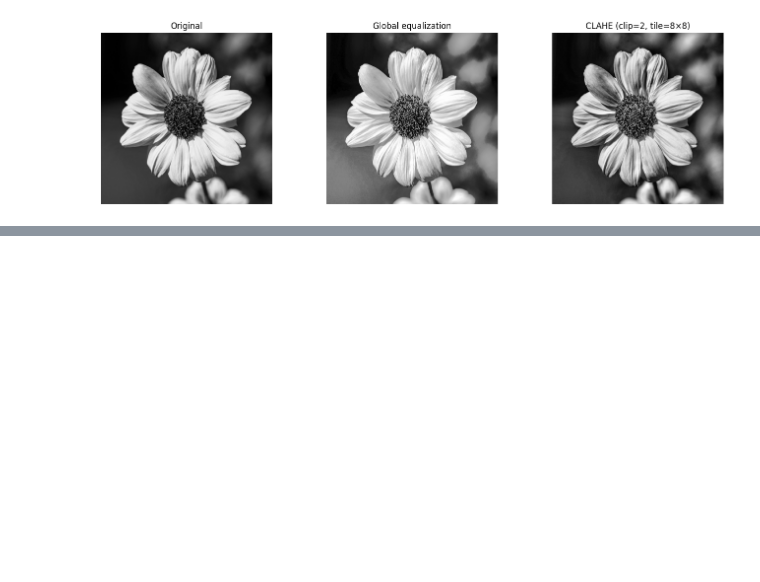
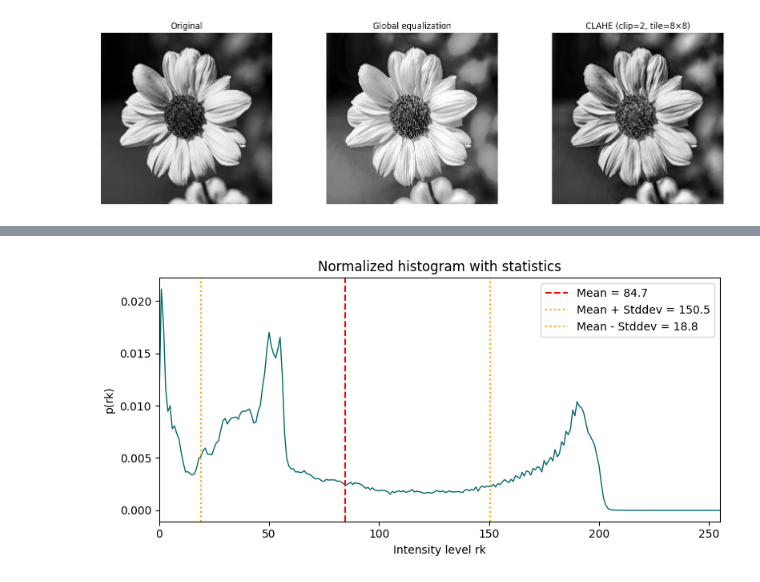
Before and after one commit to Pranish03/image-processing-opencv, a Jupyter notebook: 02_histogram_processing.ipynb, the cells around one changed output, grey strips where cells are left out. Cells and saved outputs as stored; diff of their text form; code cells hidden in the pictures; blank space fills up the shorter version.

Commit message:
Implement histogram statistica and finish histogram processing

```diff
--- a/02_histogram_processing.ipynb
+++ b/02_histogram_processing.ipynb
@@ -279,0 +319,22 @@ plt.show()
+# %%
+M, N = img.shape
+L = 256
+
+h = cv2.calcHist([img], [0], None, [L], [0, L]).flatten()
+p = h / (M * N)
+rk = np.arange(L)
+# %%
+mean = np.sum(rk * p)
+
+variance = np.sum((rk - mean) ** 2 * p)
+std_dev = np.sqrt(variance)
+
+mu3 = central_moment(p, mean, 3)
+mu4 = central_moment(p, mean, 4)
+
+skewness = mu3 / (std_dev**3) if std_dev > 0 else 0
+kurtosis = mu4 / (std_dev**4) if std_dev > 0 else 0
+excess_kurtosis = kurtosis - 3
+
+p_nz = p[p > 0]
+entropy = -np.sum(p_nz * np.log2(p_nz))
@@ -279,0 +357,22 @@ plt.show()
+# %%
+plt.figure(figsize=(8, 4))
+plt.plot(p, color="#006666", linewidth=1)
+
+plt.axvline(mean, color="red", linestyle="--", label=f"Mean = {mean:.1f}")
+plt.axvline(
+    mean + std_dev, color="orange", linestyle=":", label=f"Mean + Stddev = {mean+std_dev:.1f}"
+)
+plt.axvline(
+    mean - std_dev, color="orange", linestyle=":", label=f"Mean - Stddev = {mean-std_dev:.1f}"
+)
+
+plt.title("Normalized histogram with statistics")
+plt.xlabel("Intensity level rk")
+plt.ylabel("p(rk)")
+plt.legend()
+plt.xlim([0, 255])
+
+plt.tight_layout()
+plt.show()
+# %% [output]
+[figure, added]
```
Also changed, not shown: parts of 5 cells of this notebook.
